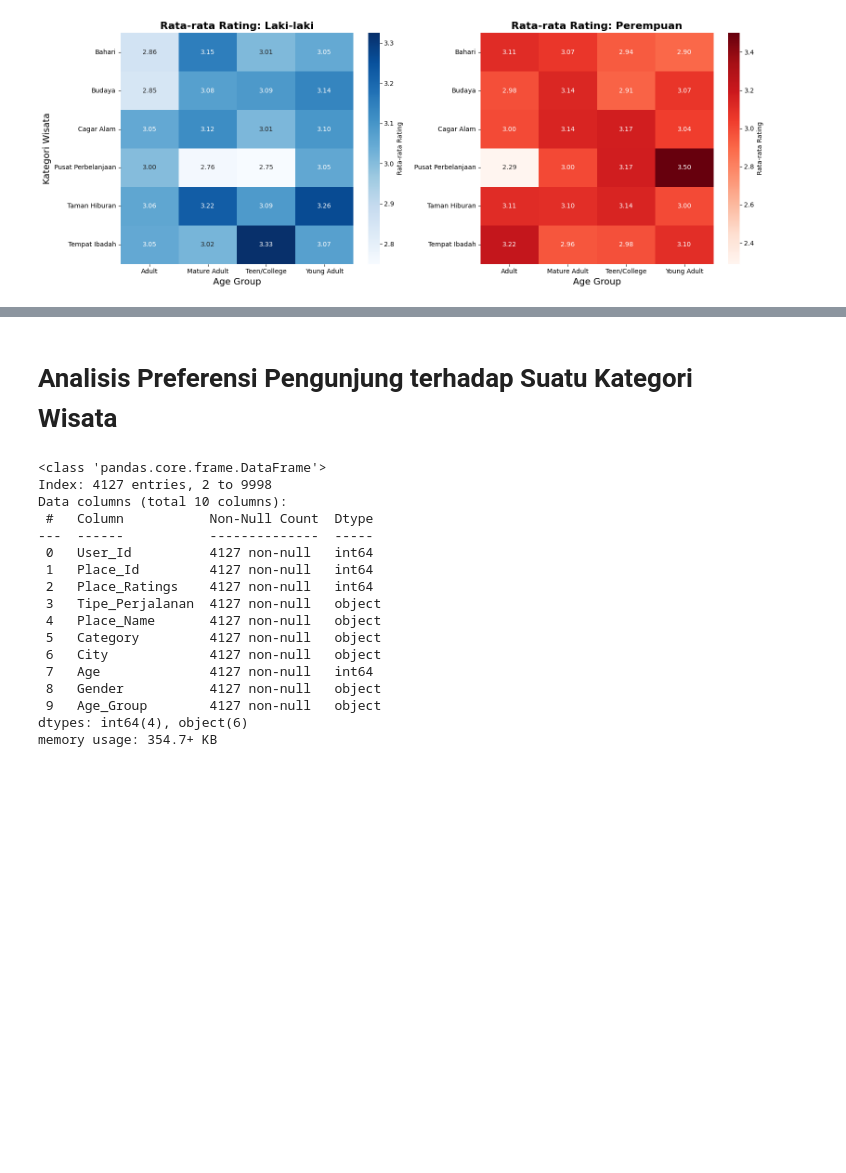
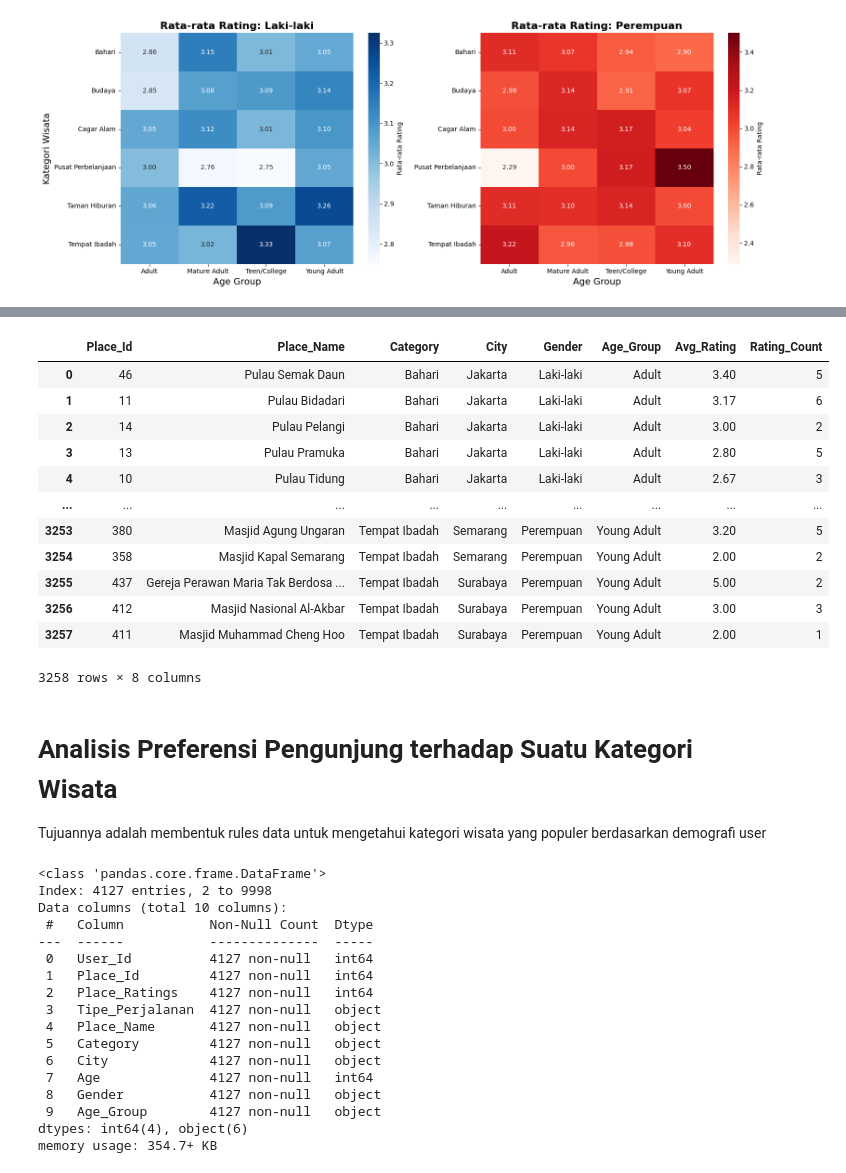
Before and after one commit to ivana27lita/recsys-objek-wisata, a Jupyter notebook: src/preprocessing.ipynb, the cells around one changed output, grey strips where cells are left out. Drawn from its saved outputs; the diff is of its cells as text; code cells hidden in the pictures; blank space fills up the shorter version.

```diff
--- a/src/preprocessing.ipynb
+++ b/src/preprocessing.ipynb
@@ -642,5 +674,40 @@ plt.show()
+# %%
+# Menghitung rata-rata rating objek wisata berdasarkan yg dikelompokkan demografis user
+avg_place_ratings = full_data.groupby(
+['Place_Id', 'Place_Name', 'Category', 'City', 'Gender', 'Age_Group']
+).agg({
+'Place_Ratings': ['mean','count']
+}).reset_index()
+
+# Mengubah nama kolom hasil agregasi
+avg_place_ratings.columns = ['Place_Id', 'Place_Name', 'Category', 'City', 'Gender', 'Age_Group', 'Avg_Rating', 'Rating_Count']
+
+# Pembulatan rata-rata rating
+avg_place_ratings['Avg_Rating'] = avg_place_ratings['Avg_Rating'].round(2)
+
+# Mengurutkan objek wisata berdasarkan demografis user, kategori, kota, dan rata-rata rating
+avg_place_ratings = avg_place_ratings.sort_values(['Gender', 'Age_Group', 'Category', 'City', 'Avg_Rating','Rating_Count'],
+ascending=[True, True, True, True, False, False]
+).reset_index(drop=True)
+
+avg_place_ratings
+# %% [output]
+|  | Place_Id | Place_Name | Category | City | Gender | Age_Group | Avg_Rating | Rating_Count |
+| 0 | 46 | Pulau Semak Daun | Bahari | Jakarta | Laki-laki | Adult | 3.40 | 5 |
+| 1 | 11 | Pulau Bidadari | Bahari | Jakarta | Laki-laki | Adult | 3.17 | 6 |
+| 2 | 14 | Pulau Pelangi | Bahari | Jakarta | Laki-laki | Adult | 3.00 | 2 |
+| 3 | 13 | Pulau Pramuka | Bahari | Jakarta | Laki-laki | Adult | 2.80 | 5 |
+| 4 | 10 | Pulau Tidung | Bahari | Jakarta | Laki-laki | Adult | 2.67 | 3 |
+| ... | ... | ... | ... | ... | ... | ... | ... | ... |
+| 3253 | 380 | Masjid Agung Ungaran | Tempat Ibadah | Semarang | Perempuan | Young Adult | 3.20 | 5 |
+| 3254 | 358 | Masjid Kapal Semarang | Tempat Ibadah | Semarang | Perempuan | Young Adult | 2.00 | 2 |
+| 3255 | 437 | Gereja Perawan Maria Tak Berdosa ... | Tempat Ibadah | Surabaya | Perempuan | Young Adult | 5.00 | 2 |
+| 3256 | 412 | Masjid Nasional Al-Akbar | Tempat Ibadah | Surabaya | Perempuan | Young Adult | 3.00 | 3 |
+| 3257 | 411 | Masjid Muhammad Cheng Hoo | Tempat Ibadah | Surabaya | Perempuan | Young Adult | 2.00 | 1 |
+3258 rows × 8 columns
 # %% [markdown]
 # Analisis Preferensi Pengunjung terhadap Suatu Kategori Wisata
+Tujuannya adalah membentuk rules data untuk mengetahui kategori wisata yang populer berdasarkan demografi user
 # %%
 # Filter data dengan rating tinggi (yaitu rating >= 4)
 df_filteredrating = full_data[full_data['Place_Ratings'] >= 4]
```
Also changed, not shown: parts of 18 cells of this notebook, 1 other file.
